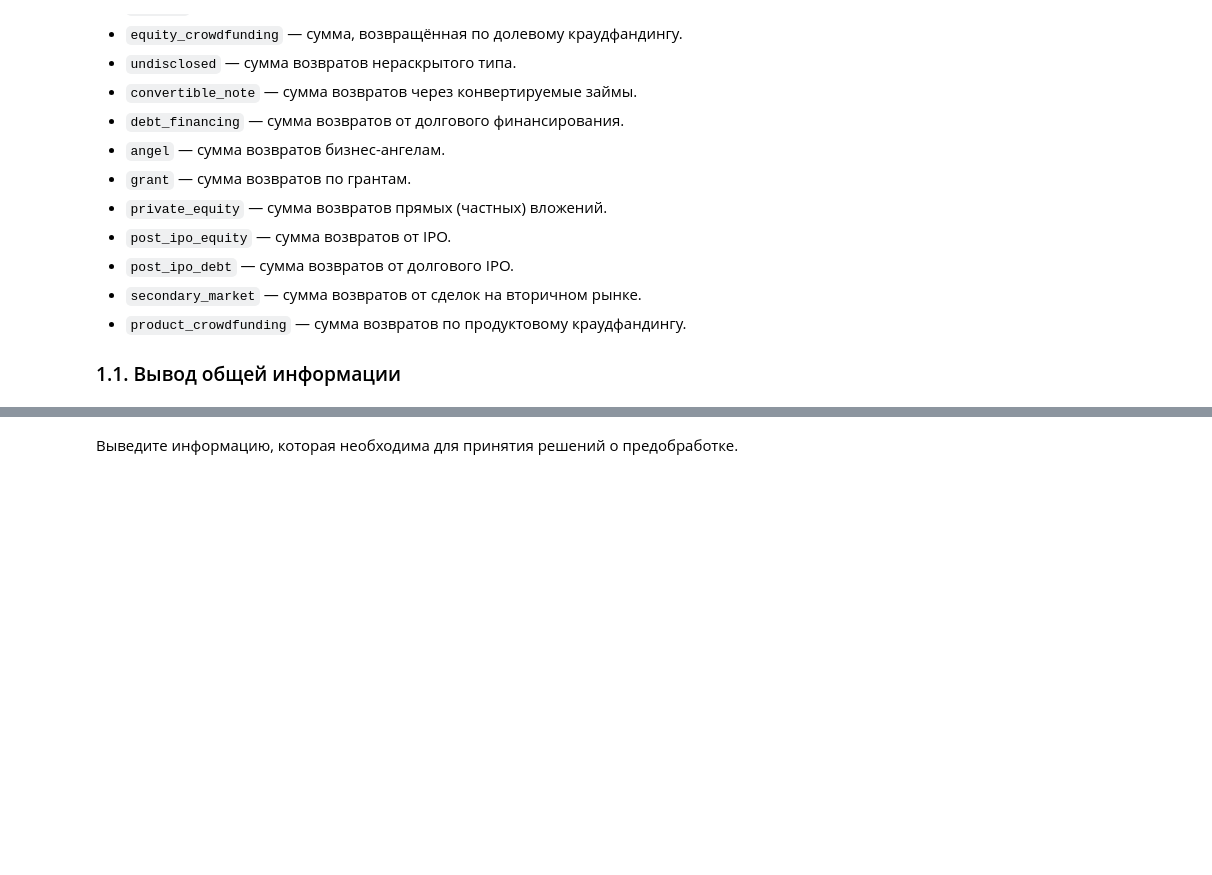
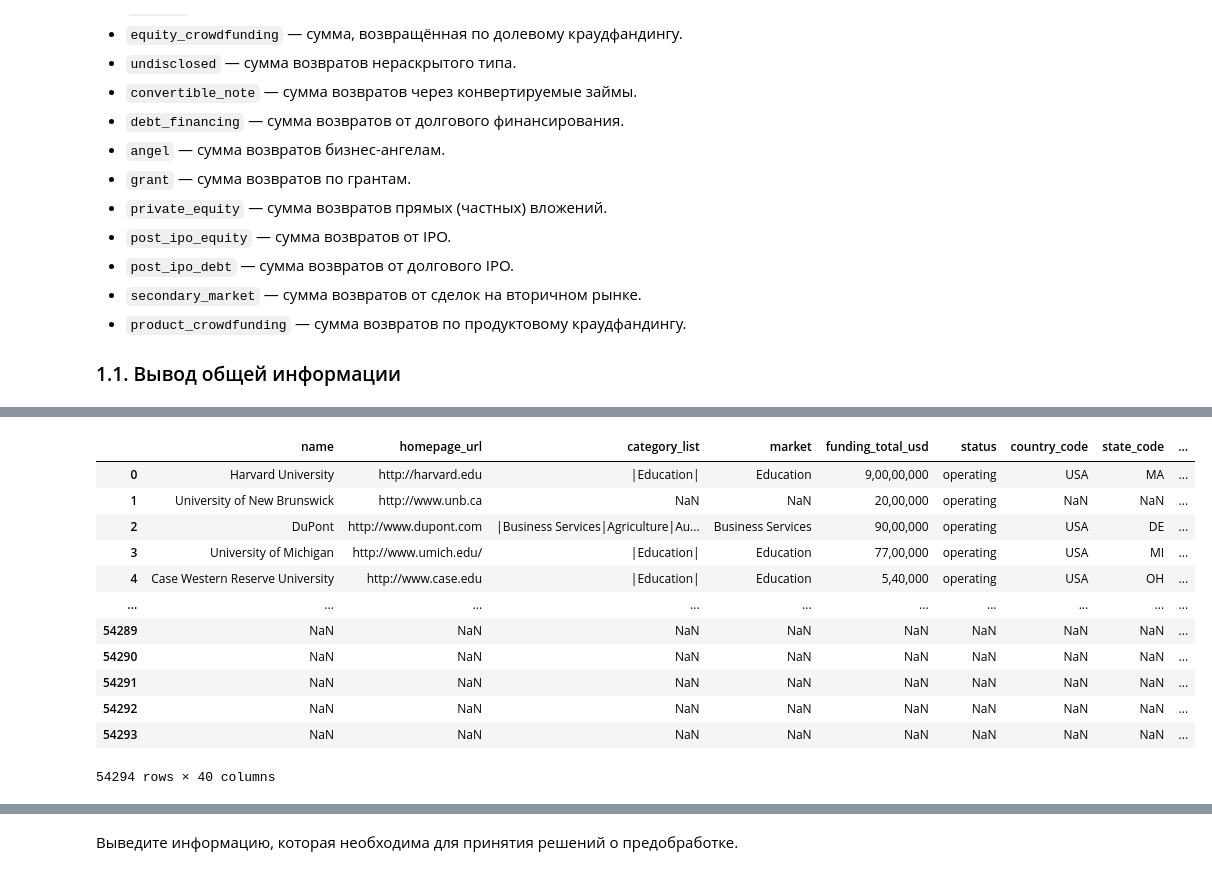
Before and after one commit to CAH0/startup-funding-analysis, a Jupyter notebook: startup_funding_analysis.ipynb, the cells around one changed output, grey strips where cells are left out. Cells and saved outputs as stored; diff of their text form; code cells hidden in the pictures; blank space fills up the shorter version.

```diff
--- a/startup_funding_analysis.ipynb
+++ b/startup_funding_analysis.ipynb
@@ -74,0 +83,17 @@
+# %%
+readInv = pd.read_csv('data/cb_investments.csv', sep=';')
+display(readInv)
+# %% [output]
+|  | name | homepage_url | category_list | market | funding_total_usd | status | country_code | state_code | ... |
+| 0 | Harvard University | http://harvard.edu | |Education| | Education | 9,00,00,000 | operating | USA | MA | ... |
+| 1 | University of New Brunswick | http://www.unb.ca | NaN | NaN | 20,00,000 | operating | NaN | NaN | ... |
+| 2 | DuPont | http://www.dupont.com | |Business Services|Agriculture|Au... | Business Services | 90,00,000 | operating | USA | DE | ... |
+| 3 | University of Michigan | http://www.umich.edu/ | |Education| | Education | 77,00,000 | operating | USA | MI | ... |
+| 4 | Case Western Reserve University | http://www.case.edu | |Education| | Education | 5,40,000 | operating | USA | OH | ... |
+| ... | ... | ... | ... | ... | ... | ... | ... | ... | ... |
+| 54289 | NaN | NaN | NaN | NaN | NaN | NaN | NaN | NaN | ... |
+| 54290 | NaN | NaN | NaN | NaN | NaN | NaN | NaN | NaN | ... |
+| 54291 | NaN | NaN | NaN | NaN | NaN | NaN | NaN | NaN | ... |
+| 54292 | NaN | NaN | NaN | NaN | NaN | NaN | NaN | NaN | ... |
+| 54293 | NaN | NaN | NaN | NaN | NaN | NaN | NaN | NaN | ... |
+54294 rows × 40 columns
```
Also changed, not shown: parts of 10 cells of this notebook.
